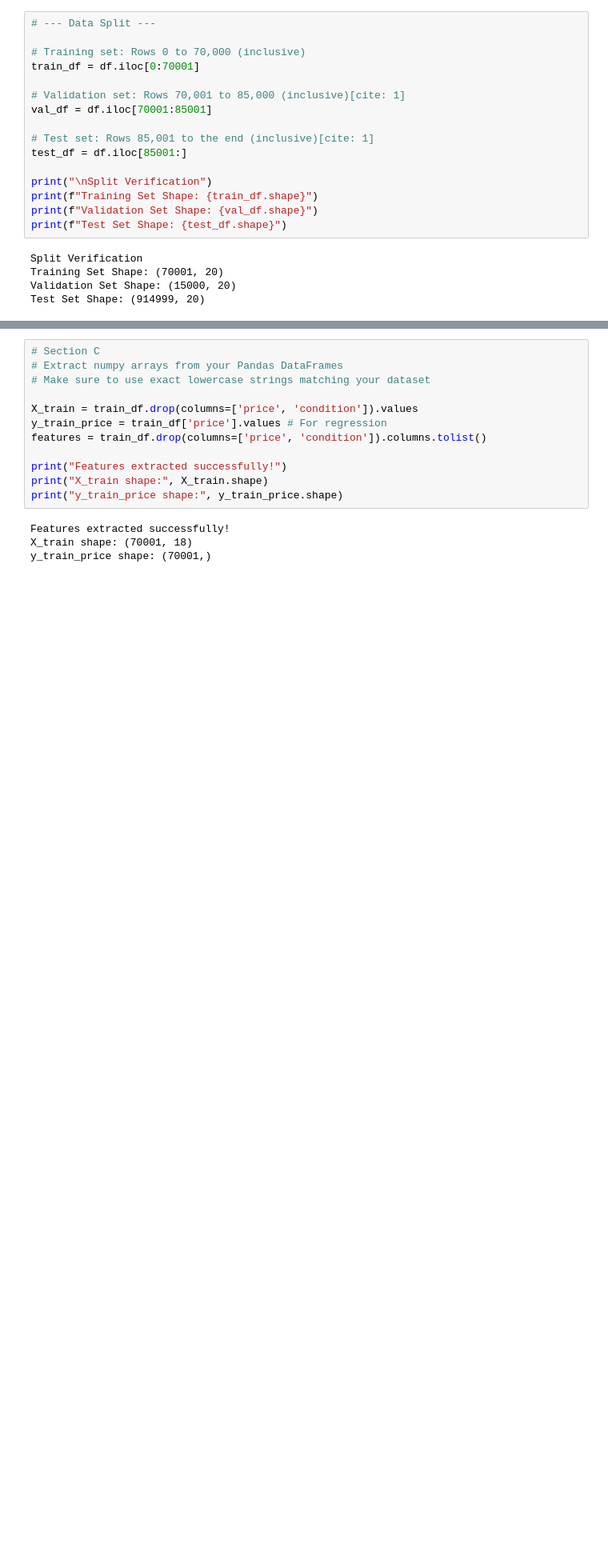
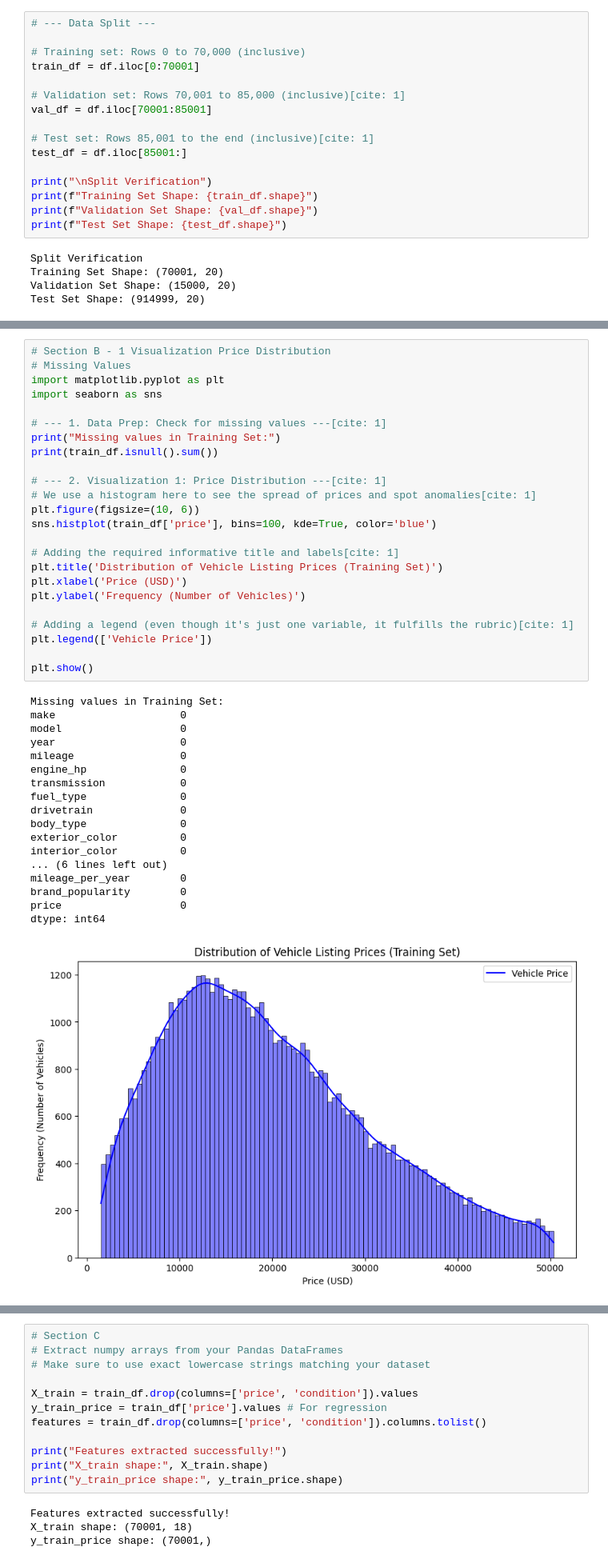
Before and after one commit to lanashmuz/machine_learning_exe1, a Jupyter notebook: Machine Learning Assignment 1.ipynb, the cells around one changed output, grey strips where cells are left out. Shown at 80% size. Drawn from its saved outputs; the diff is of its cells as text; blank space fills up the shorter version.

```diff
--- a/Machine Learning Assignment 1.ipynb
+++ b/Machine Learning Assignment 1.ipynb
@@ -238,0 +249,43 @@ NameError: name 'tree' is not defined
+# %%
+# Section B - 1 Visualization Price Distribution
+# Missing Values
+import matplotlib.pyplot as plt
+import seaborn as sns
+
+# --- 1. Data Prep: Check for missing values ---[cite: 1]
+print("Missing values in Training Set:")
+print(train_df.isnull().sum())
+
+# --- 2. Visualization 1: Price Distribution ---[cite: 1]
+# We use a histogram here to see the spread of prices and spot anomalies[cite: 1]
+plt.figure(figsize=(10, 6))
+sns.histplot(train_df['price'], bins=100, kde=True, color='blue')
+
+# Adding the required informative title and labels[cite: 1]
+plt.title('Distribution of Vehicle Listing Prices (Training Set)')
+plt.xlabel('Price (USD)')
+plt.ylabel('Frequency (Number of Vehicles)')
+
+# Adding a legend (even though it's just one variable, it fulfills the rubric)[cite: 1]
+plt.legend(['Vehicle Price'])
+
+plt.show()
+# %% [output]
+Missing values in Training Set:
+make                    0
+model                   0
+year                    0
+mileage                 0
+engine_hp               0
+transmission            0
+fuel_type               0
+drivetrain              0
+body_type               0
+exterior_color          0
+interior_color          0
+... (6 lines left out)
+mileage_per_year        0
+brand_popularity        0
+price                   0
+dtype: int64
+[figure, added]
```
Also changed, not shown: parts of 10 cells of this notebook.
